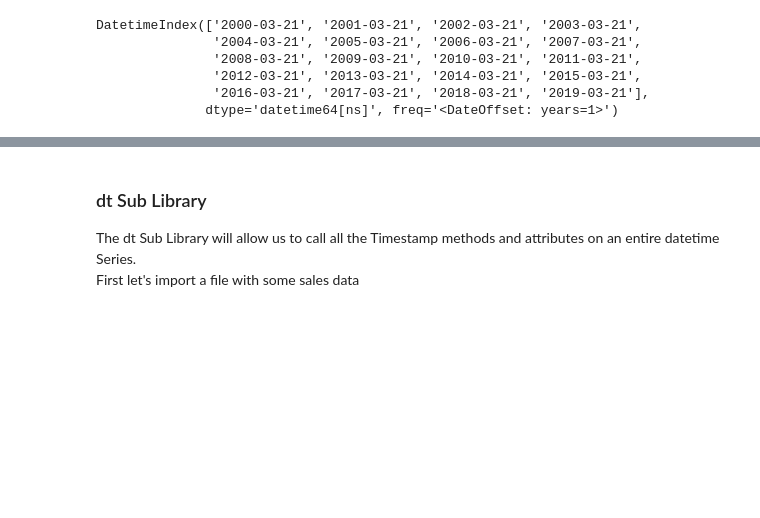
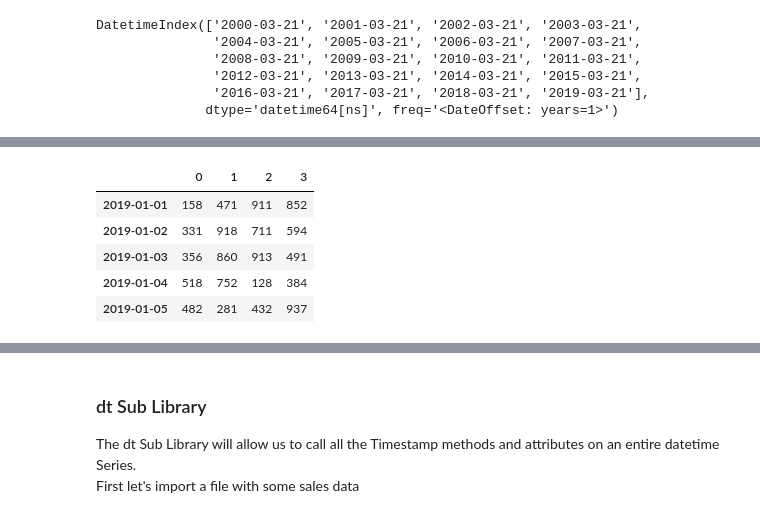
Before and after one commit to Elad-p/Python, a Jupyter notebook: Data Analysis/Working With Dates.ipynb, the cells around one changed output, grey strips where cells are left out. Cells and saved outputs as stored; diff of their text form; code cells hidden in the pictures; blank space fills up the shorter version.

```diff
--- a/Data Analysis/Working With Dates.ipynb
+++ b/Data Analysis/Working With Dates.ipynb
@@ -405,0 +500,9 @@ DatetimeIndex(['2000-03-21', '2001-03-21', '2002-03-21', '2003-03-21',
+# %%
+values.head()
+# %% [output]
+|  | 0 | 1 | 2 | 3 |
+| 2019-01-01 | 158 | 471 | 911 | 852 |
+| 2019-01-02 | 331 | 918 | 711 | 594 |
+| 2019-01-03 | 356 | 860 | 913 | 491 |
+| 2019-01-04 | 518 | 752 | 128 | 384 |
+| 2019-01-05 | 482 | 281 | 432 | 937 |
```
Also changed, not shown: parts of 23 cells of this notebook.
